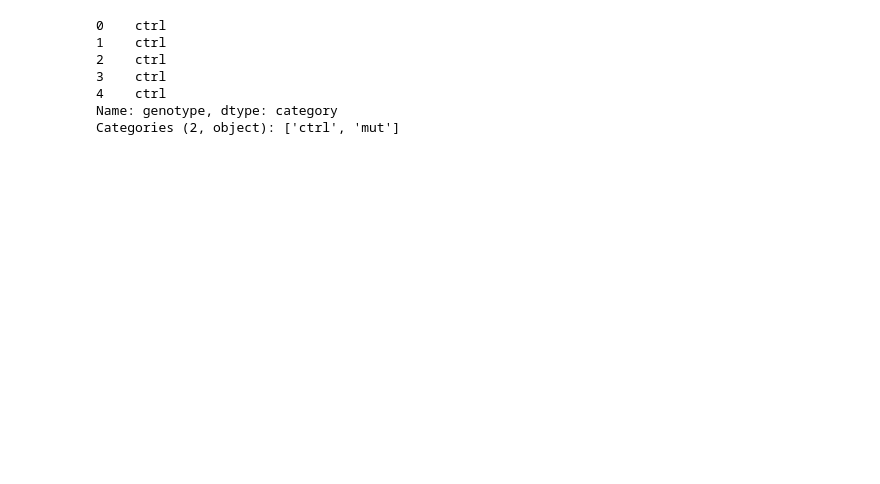
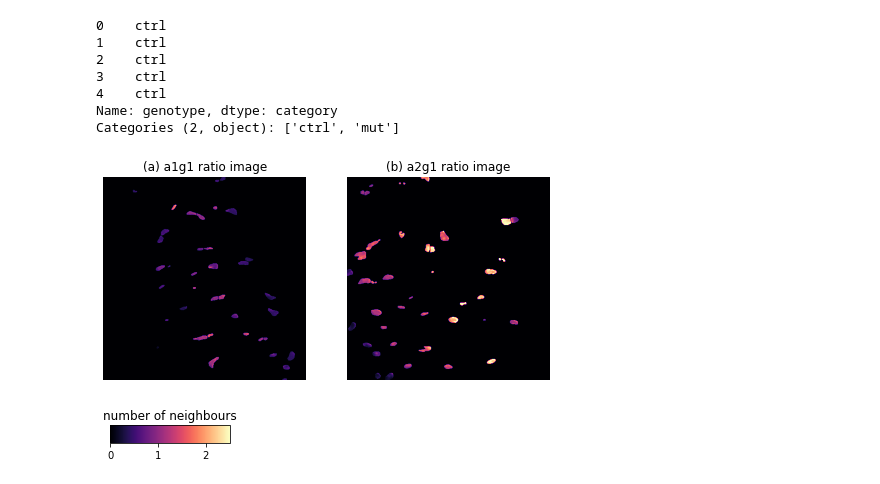
Before and after one commit to morriso1/ratioimage, a Jupyter notebook: 00_ratio_images.ipynb, the cells around one changed output. Saved outputs shown, nothing was run; the diff lists cells and outputs as text; code cells hidden in the pictures; blank space fills up the shorter version.

```diff
--- a/00_ratio_images.ipynb
+++ b/00_ratio_images.ipynb
@@ -186,0 +188,24 @@ def generate_ratio_images(num_imgs: dict, denom_imgs: dict, lab_imgs: dict):
+# %%
+def create_ratio_image(num_img, denom_img, mask_img):
+    # convert label image to mask if passed
+    mask_img = mask_img > 0
+    ratio = num_img[mask_img] / denom_img[mask_img]
+    ratio_image = np.zeros_like(num_img)
+    ratio_image[mask_img] = ratio
+    return ratio_image
+# %%
+a1g1_img = create_ratio_image(C0_imgs["a1g1"], C1_imgs["a1g1"], lab_imgs["a1g1"])
+a2g1_img = create_ratio_image(C0_imgs["a2g1"], C1_imgs["a2g1"], lab_imgs["a2g1"])
+
+plot_new_images(
+    [a1g1_img, a2g1_img],
+    ["a1g1 ratio image", "a2g1 ratio image"],
+    img_cmap="magma",
+    vmax=2.5,
+    figure_shape=(1, 2),
+    figure_size=(8, 5),
+    colorbar=True,
+)
+# %% [output]
+[figure, added]
+[figure, added]
```
Also changed, not shown: parts of 10 cells of this notebook, 2 other files.
